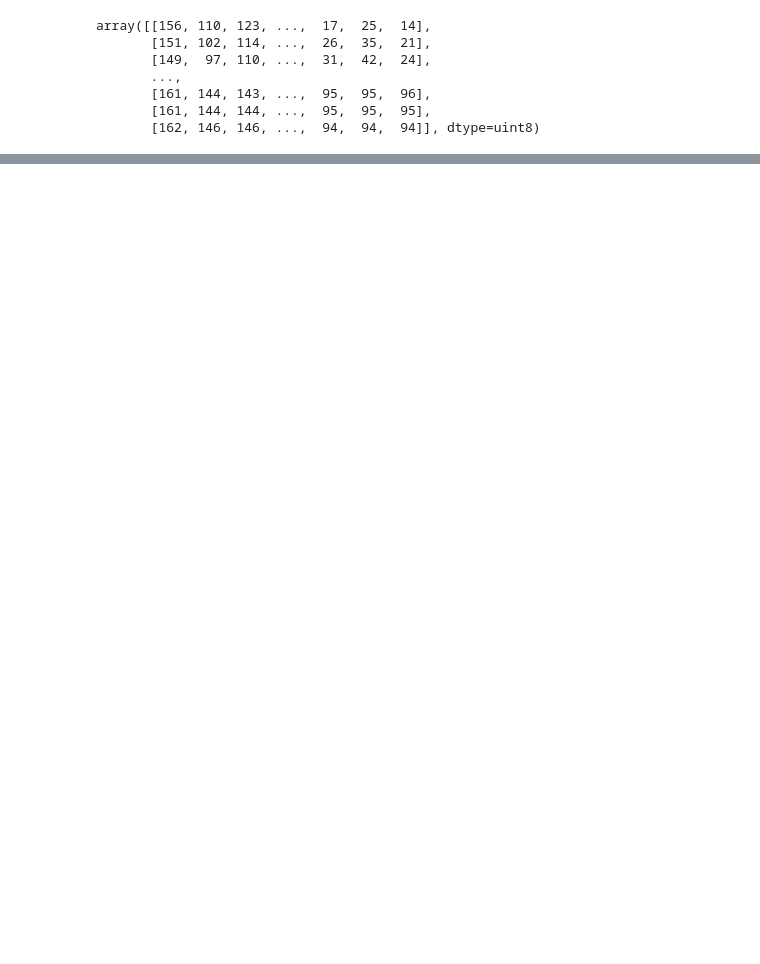
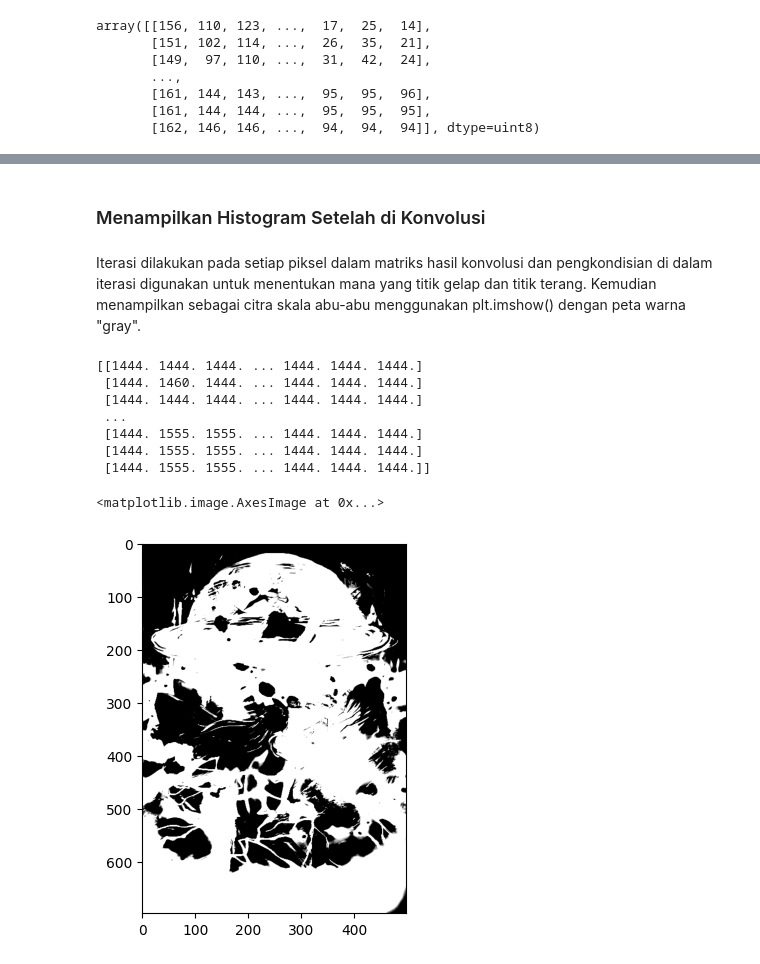
Before and after one commit to Digital-Image-Processing-2024/modul-1-jurnal-RizalDwiKurniawan21, a Jupyter notebook: modul1.ipynb, the cells around one changed output, grey strips where cells are left out. Cells and saved outputs as stored; diff of their text form; code cells hidden in the pictures; blank space fills up the shorter version.

```diff
--- a/modul1.ipynb
+++ b/modul1.ipynb
@@ -69,10 +121,11 @@ plt.bar(grayIndex, sumGray/(height*length))
 # %%
-kernel = [
+kernel = np.array([
     [1, 2, -1, 1],
     [0, 2, 1, 2],
     [2, 1, 1, 0],
     [1, 0, -1, 0]
-]
+])
 
 print(kernel)
+tinggi,lebar=kernel.shape
 # %% [output]
@@ -79,0 +140,4 @@ print(kernel)
+# %%
+konvolusi = np.zeros((height-tinggi+1, width-lebar+1))
+imagepad = np.pad(gray_img, 1)
+print(imagepad)
@@ -79,0 +156,8 @@ print(kernel)
+# %%
+y = konvolusi.shape[0]
+x = konvolusi.shape[1]
+
+for i in range(y):
+    for j in range(x):
+        konvolusi[i][j] = np.sum(imagepad[i:i+tinggi, j:j+lebar] * kernel)
+print(konvolusi)
@@ -79,0 +172,27 @@ print(kernel)
+# %% [markdown]
+### Menampilkan Histogram Setelah di Konvolusi
+# %% [markdown]
+Iterasi dilakukan pada setiap piksel dalam matriks hasil konvolusi dan pengkondisian di dalam iterasi digunakan untuk menentukan mana yang titik gelap dan titik terang. Kemudian menampilkan sebagai citra skala abu-abu menggunakan plt.imshow() dengan peta warna "gray".
+# %%
+for i in range(y):
+    for j in range(x):
+        if(konvolusi[i][j] < 1444):
+            konvolusi[i][j] = 1444
+        elif(konvolusi[i][j] > 1555):
+            konvolusi[i][j] = 1555
+
+        else:
+            konvolusi[i][j] = konvolusi[i][j]
+
+print(konvolusi)
+plt.imshow(konvolusi, cmap="gray")
+# %% [output]
+[[1444. 1444. 1444. ... 1444. 1444. 1444.]
+ [1444. 1460. 1444. ... 1444. 1444. 1444.]
+ [1444. 1444. 1444. ... 1444. 1444. 1444.]
+ ...
+ [1444. 1555. 1555. ... 1444. 1444. 1444.]
+ [1444. 1555. 1555. ... 1444. 1444. 1444.]
+ [1444. 1555. 1555. ... 1444. 1444. 1444.]]
+<matplotlib.image.AxesImage at 0x...>
+[figure, added]
```
Also changed, not shown: parts of 42 cells of this notebook.
